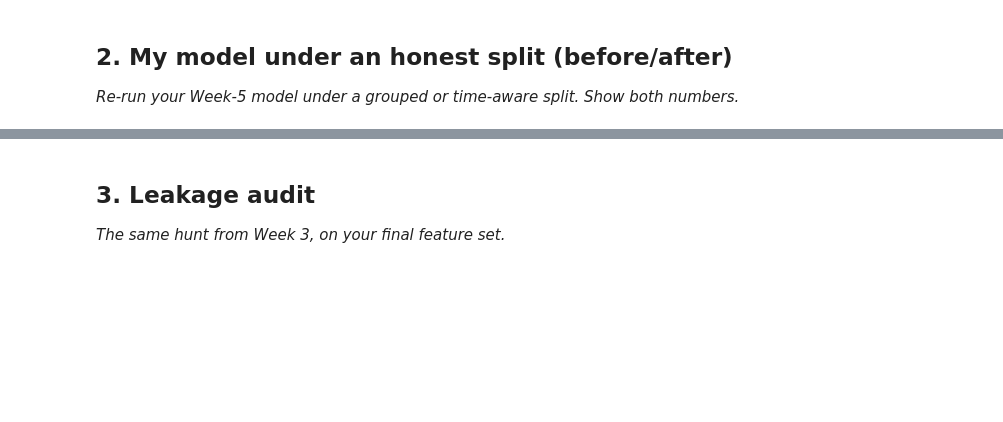
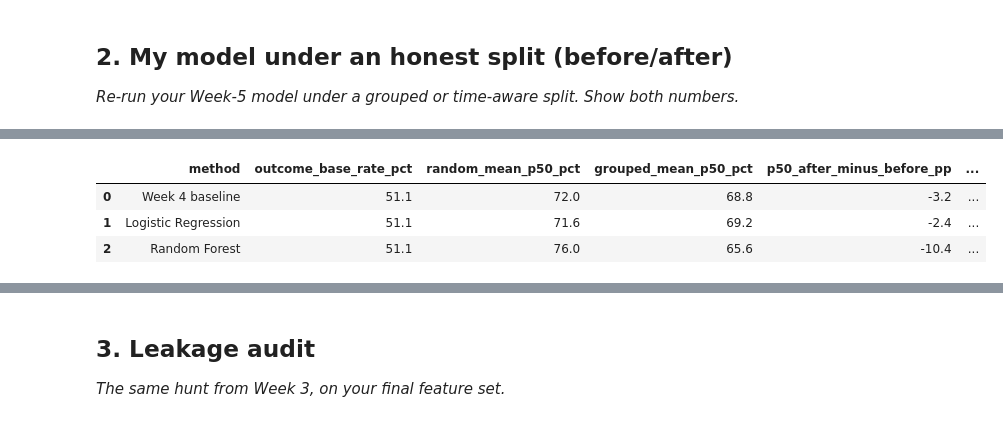
Before and after one commit to ahmedfurqan1/FlyRank-MachineLearning, a Jupyter notebook: work/notebooks/w06_validation_audit.ipynb, the cells around one changed output, grey strips where cells are left out. Drawn from its saved outputs; the diff is of its cells as text; code cells hidden in the pictures; blank space fills up the shorter version.

```diff
--- a/work/notebooks/w06_validation_audit.ipynb
+++ b/work/notebooks/w06_validation_audit.ipynb
@@ -16,0 +582,78 @@ This skeleton is yours to fill. Work the sections **in order** — each one has
+# %%
+method_metric_prefixes = {
+    "Week 4 baseline": "baseline",
+    "Logistic Regression": "logistic",
+    "Random Forest": "forest",
+}
+
+summary_rows = []
+
+for method_name, metric_prefix in method_metric_prefixes.items():
+    random_rows = fold_metrics[
+        fold_metrics["split_design"].eq("row_random_before")
+    ]
+    grouped_rows = fold_metrics[
+        fold_metrics["split_design"].eq("client_grouped_after")
+    ]
+
+    random_p50_pct = random_rows[
+        f"{metric_prefix}_p50_pct"
+    ].mean()
+    grouped_p50_pct = grouped_rows[
+        f"{metric_prefix}_p50_pct"
+    ].mean()
+    random_p20_pct = random_rows[
+        f"{metric_prefix}_p20_pct"
+    ].mean()
+    grouped_p20_pct = grouped_rows[
+        f"{metric_prefix}_p20_pct"
+    ].mean()
+
+    summary_rows.append(
+        {
+            "method": method_name,
+            "outcome_base_rate_pct": (
+                100
+                * analysis_df["is_declining_label"].mean()
+            ),
+            "random_mean_p50_pct": random_p50_pct,
+            "grouped_mean_p50_pct": grouped_p50_pct,
+            "p50_after_minus_before_pp": (
+                grouped_p50_pct - random_p50_pct
+            ),
+            "grouped_p50_std_pp": grouped_rows[
+                f"{metric_prefix}_p50_pct"
+            ].std(ddof=1),
+            "random_mean_p20_pct": random_p20_pct,
+            "grouped_mean_p20_pct": grouped_p20_pct,
+            "p20_after_minus_before_pp": (
+                grouped_p20_pct - random_p20_pct
+            ),
+            "grouped_p20_std_pp": grouped_rows[
+                f"{metric_prefix}_p20_pct"
+            ].std(ddof=1),
+        }
+    )
+
+before_after_summary = pd.DataFrame(summary_rows)
+
+numeric_summary_columns = before_after_summary.select_dtypes(
+    include="number"
+).columns
+before_after_summary[numeric_summary_columns] = (
+    before_after_summary[numeric_summary_columns].round(1)
+)
+
+assert before_after_summary["outcome_base_rate_pct"].eq(
+    round(
+        100 * analysis_df["is_declining_label"].mean(),
+        1,
+    )
+).all()
+
+display(before_after_summary)
+# %% [output]
+|  | method | outcome_base_rate_pct | random_mean_p50_pct | grouped_mean_p50_pct | p50_after_minus_before_pp | ... |
+| 0 | Week 4 baseline | 51.1 | 72.0 | 68.8 | -3.2 | ... |
+| 1 | Logistic Regression | 51.1 | 71.6 | 69.2 | -2.4 | ... |
+| 2 | Random Forest | 51.1 | 76.0 | 65.6 | -10.4 | ... |
```
Also changed, not shown: parts of 13 cells of this notebook.
